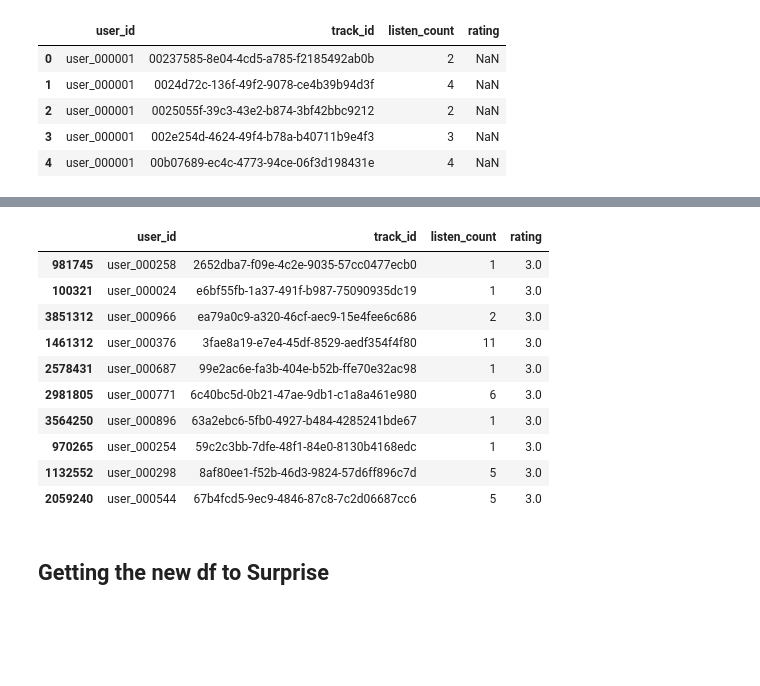
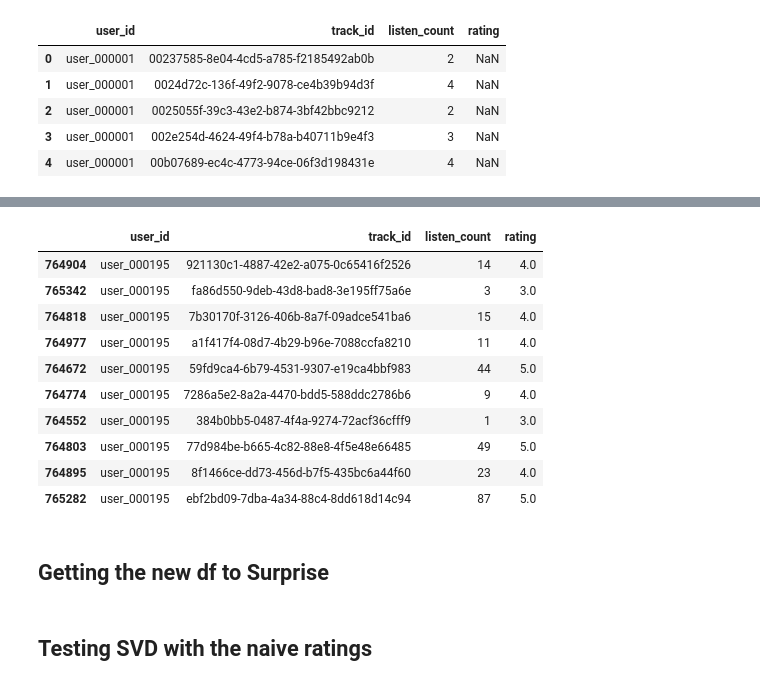
Before and after one commit to alexing/musicmagal, a Jupyter notebook: exploration-franch.ipynb, the cells around one changed output, grey strips where cells are left out. Cells and saved outputs as stored; diff of their text form; code cells hidden in the pictures; blank space fills up the shorter version.

Commit message:
simple rating system with SVD predictions

```diff
--- a/exploration-franch.ipynb
+++ b/exploration-franch.ipynb
@@ -231,0 +247,6 @@ def create_ratings_for_user(df, user_id):
+# %%
+sel = df['user_id'] == 'user_000195'
+sel &= df['listen_count'] >= 6
+sel &= df['listen_count'] <= 33
+df.loc[sel, 'rating'] = 4
+df[df['user_id'] == 'user_000195'].sample(10)
@@ -233,16 +266,16 @@ def create_ratings_for_user(df, user_id):
 for user in df['user_id'].unique():
     create_ratings_for_user(df, user)
 # %%
-df.sample(10)
+df[df['user_id'] == 'user_000195'].sample(10)
 # %% [output]
 |  | user_id | track_id | listen_count | rating |
-| 981745 | user_000258 | 2652dba7-f09e-4c2e-9035-57cc0477ecb0 | 1 | 3.0 |
-| 100321 | user_000024 | e6bf55fb-1a37-491f-b987-75090935dc19 | 1 | 3.0 |
-| 3851312 | user_000966 | ea79a0c9-a320-46cf-aec9-15e4fee6c686 | 2 | 3.0 |
-| 1461312 | user_000376 | 3fae8a19-e7e4-45df-8529-aedf354f4f80 | 11 | 3.0 |
-| 2578431 | user_000687 | 99e2ac6e-fa3b-404e-b52b-ffe70e32ac98 | 1 | 3.0 |
-| 2981805 | user_000771 | 6c40bc5d-0b21-47ae-9db1-c1a8a461e980 | 6 | 3.0 |
-| 3564250 | user_000896 | 63a2ebc6-5fb0-4927-b484-4285241bde67 | 1 | 3.0 |
-| 970265 | user_000254 | 59c2c3bb-7dfe-48f1-84e0-8130b4168edc | 1 | 3.0 |
-| 1132552 | user_000298 | 8af80ee1-f52b-46d3-9824-57d6ff896c7d | 5 | 3.0 |
-| 2059240 | user_000544 | 67b4fcd5-9ec9-4846-87c8-7c2d06687cc6 | 5 | 3.0 |
+| 764904 | user_000195 | 921130c1-4887-42e2-a075-0c65416f2526 | 14 | 4.0 |
+| 765342 | user_000195 | fa86d550-9deb-43d8-bad8-3e195ff75a6e | 3 | 3.0 |
+| 764818 | user_000195 | 7b30170f-3126-406b-8a7f-09adce541ba6 | 15 | 4.0 |
+| 764977 | user_000195 | a1f417f4-08d7-4b29-b96e-7088ccfa8210 | 11 | 4.0 |
+| 764672 | user_000195 | 59fd9ca4-6b79-4531-9307-e19ca4bbf983 | 44 | 5.0 |
+| 764774 | user_000195 | 7286a5e2-8a2a-4470-bdd5-588ddc2786b6 | 9 | 4.0 |
+| 764552 | user_000195 | 384b0bb5-0487-4f4a-9274-72acf36cfff9 | 1 | 3.0 |
+| 764803 | user_000195 | 77d984be-b665-4c82-88e8-4f5e48e66485 | 49 | 5.0 |
+| 764895 | user_000195 | 8f1466ce-dd73-456d-b7f5-435bc6a44f60 | 23 | 4.0 |
+| 765282 | user_000195 | ebf2bd09-7dba-4a34-88c4-8dd618d14c94 | 87 | 5.0 |
@@ -253,3 +288,5 @@ from surprise import Reader
 # %%
 reader = Reader(rating_scale=(1,5))
 data = Dataset.load_from_df(df[['user_id', 'track_id', 'rating']], reader)
+# %% [markdown]
+## Testing SVD with the naive ratings
```
Also changed, not shown: parts of 14 cells of this notebook.
